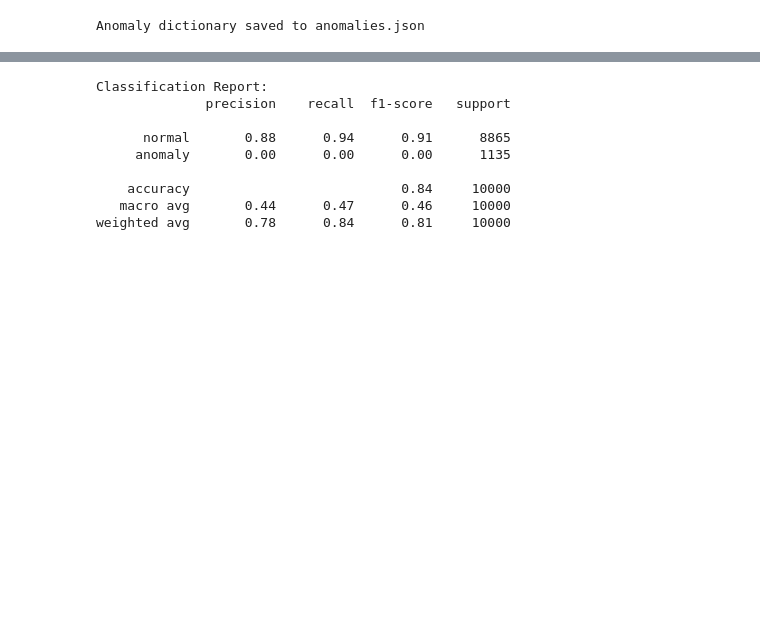
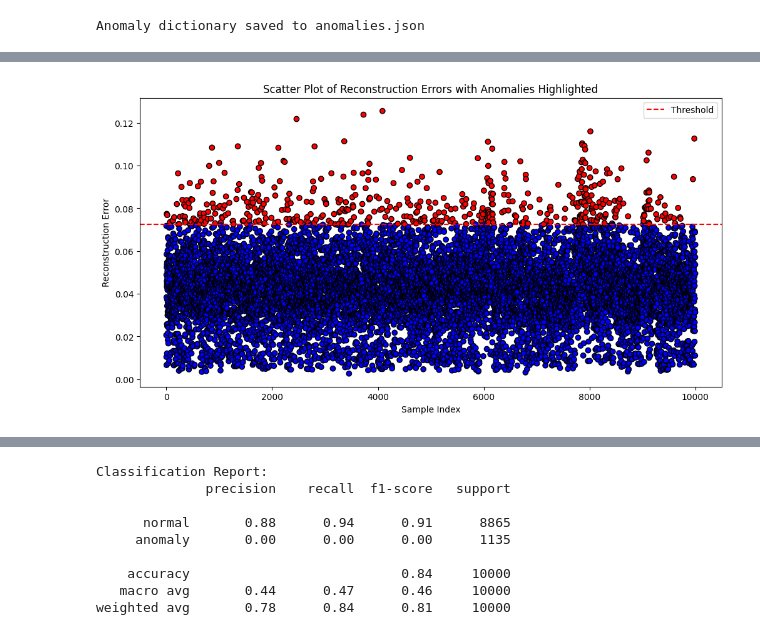
Before and after one commit to HeadBangZ/MasterThesis, a Jupyter notebook: mnist/ae/ae.ipynb, the cells around one changed output, grey strips where cells are left out. Saved outputs shown, nothing was run; the diff lists cells and outputs as text; code cells hidden in the pictures; blank space fills up the shorter version.

```diff
--- a/mnist/ae/ae.ipynb
+++ b/mnist/ae/ae.ipynb
@@ -206,3 +213,18 @@ plt.show()
+# %%
+# Create a binary array indicating anomalies
+anomaly_indicator = np.where(reconstruction_errors > threshold, 1, 0)
+
+# Create a scatter plot of reconstruction errors with anomalies highlighted
+plt.figure(figsize=(12, 6))
+plt.scatter(range(len(reconstruction_errors)), reconstruction_errors, c=['red' if e > threshold else 'blue' for e in reconstruction_errors], cmap='coolwarm', marker='o', edgecolors='k')
+plt.axhline(y=threshold, color='red', linestyle='--', label='Threshold')
+plt.title('Scatter Plot of Reconstruction Errors with Anomalies Highlighted')
+plt.xlabel('Sample Index')
+plt.ylabel('Reconstruction Error')
+plt.legend()
+plt.show()
+# %% [output]
+[figure, added]
 # %%
 # Map the class labels to "anomaly" and "normal"
 class_labels = {0: 'normal', 1: 'anomaly'}
```
Also changed, not shown: parts of 13 cells of this notebook, 8 other files.
